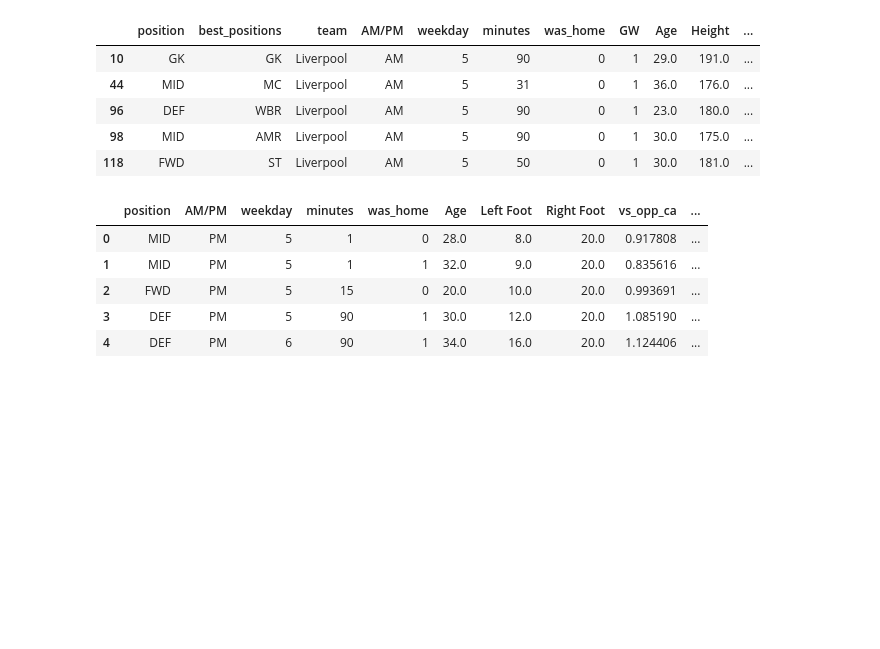
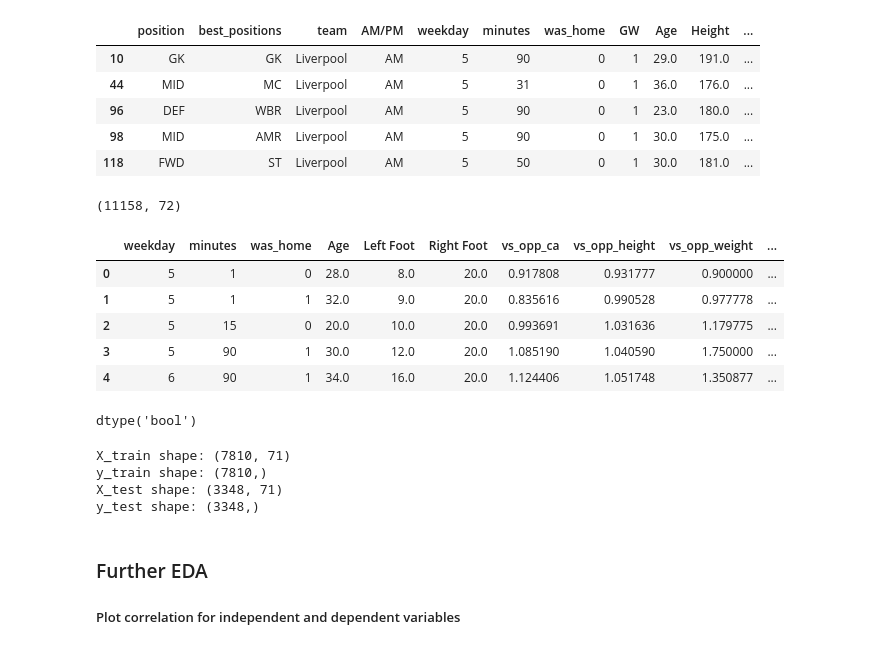
Before and after one commit to Willyiam723/fpl, a Jupyter notebook: main.ipynb, the cells around one changed output. Saved outputs shown, nothing was run; the diff lists cells and outputs as text; code cells hidden in the pictures; blank space fills up the shorter version.

Commit message:
further EDA and data preprocessing

```diff
--- a/main.ipynb
+++ b/main.ipynb
@@ -651,26 +679,52 @@ df_gw1_liv.head()
 # %%
 # feature selection for modeling
 df_model = df_aggregate[['position', 'AM/PM', 'weekday', 'minutes',
        'was_home', 'Age', 'Left Foot', 'Right Foot', 'vs_opp_ca', 'vs_opp_height',
        'vs_opp_weight', 'Corners', 'Crossing', 'Dribbling', 'Finishing', 'First Touch',
        'Free Kick Taking', 'Heading', 'Long Shots', 'Long Throws', 'Marking',
        'Passing', 'Penalty Taking', 'Tackling', 'Technique', 'Aggressiion',
        'Anticipation', 'Bravery', 'Composure', 'Concentration', 'Vision',
        'Decision', 'Determination', 'Flair', 'Leadership', 'Off The Ball',
        'Position.1', 'Teamwork', 'Work Rate', 'Acceleration', 'Agility',
        'Balance', 'Jumping Reach', 'Natural Fitness', 'Pace', 'Stamina',
        'Strength', 'Stability', 'Foul', 'Contest performance', 'Injury',
        'diversity', 'Aerial Reach', 'Command Of Area', 'Communication',
        'Eccentricity', 'Handling', 'Kicking', 'One On Ones', 'Reflexes',
        'Rushing Out', 'Punching', 'Throwing',
        'total_points', 'team_defence_ca', 'team_attack_ca',
        'opponent_left_foot', 'opponent_right_foot']]
 
+position_dummies = pd.get_dummies(df_model['position'])
+am_pm_dummies = pd.get_dummies(df_model['AM/PM'])
+df_model = pd.concat([df_model, position_dummies, am_pm_dummies], axis=1)
+df_model.drop(['position', 'AM/PM'], inplace=True, axis=1)
+
+print(df_model.shape)
 df_model.head()
 # %% [output]
+(11158, 72)
-|  | position | AM/PM | weekday | minutes | was_home | Age | Left Foot | Right Foot | vs_opp_ca | ... |
-| 0 | MID | PM | 5 | 1 | 0 | 28.0 | 8.0 | 20.0 | 0.917808 | ... |
-| 1 | MID | PM | 5 | 1 | 1 | 32.0 | 9.0 | 20.0 | 0.835616 | ... |
-| 2 | FWD | PM | 5 | 15 | 0 | 20.0 | 10.0 | 20.0 | 0.993691 | ... |
-| 3 | DEF | PM | 5 | 90 | 1 | 30.0 | 12.0 | 20.0 | 1.085190 | ... |
-| 4 | DEF | PM | 6 | 90 | 1 | 34.0 | 16.0 | 20.0 | 1.124406 | ... |
+|  | weekday | minutes | was_home | Age | Left Foot | Right Foot | vs_opp_ca | vs_opp_height | vs_opp_weight | ... |
+| 0 | 5 | 1 | 0 | 28.0 | 8.0 | 20.0 | 0.917808 | 0.931777 | 0.900000 | ... |
+| 1 | 5 | 1 | 1 | 32.0 | 9.0 | 20.0 | 0.835616 | 0.990528 | 0.977778 | ... |
+| 2 | 5 | 15 | 0 | 20.0 | 10.0 | 20.0 | 0.993691 | 1.031636 | 1.179775 | ... |
+| 3 | 5 | 90 | 1 | 30.0 | 12.0 | 20.0 | 1.085190 | 1.040590 | 1.750000 | ... |
+| 4 | 6 | 90 | 1 | 34.0 | 16.0 | 20.0 | 1.124406 | 1.051748 | 1.350877 | ... |
+# %%
+df_model['GK'].dtype
+# %% [output]
+dtype('bool')
+# %%
+# split into training and testing sets
+X_train, X_test, y_train, y_test = train_test_split(df_model.loc[:, df_model.columns != 'total_points'], df_model['total_points'], test_size=0.30, random_state=42)
+print('X_train shape: ' + str(X_train.shape))
+print('y_train shape: ' + str(y_train.shape))
+print('X_test shape: ' + str(X_test.shape))
+print('y_test shape: ' + str(y_test.shape))
+# %% [output]
+X_train shape: (7810, 71)
+y_train shape: (7810,)
+X_test shape: (3348, 71)
+y_test shape: (3348,)
+# %% [markdown]
+### Further EDA
+##### Plot correlation for independent and dependent variables
```
Also changed, not shown: parts of 40 cells of this notebook.
